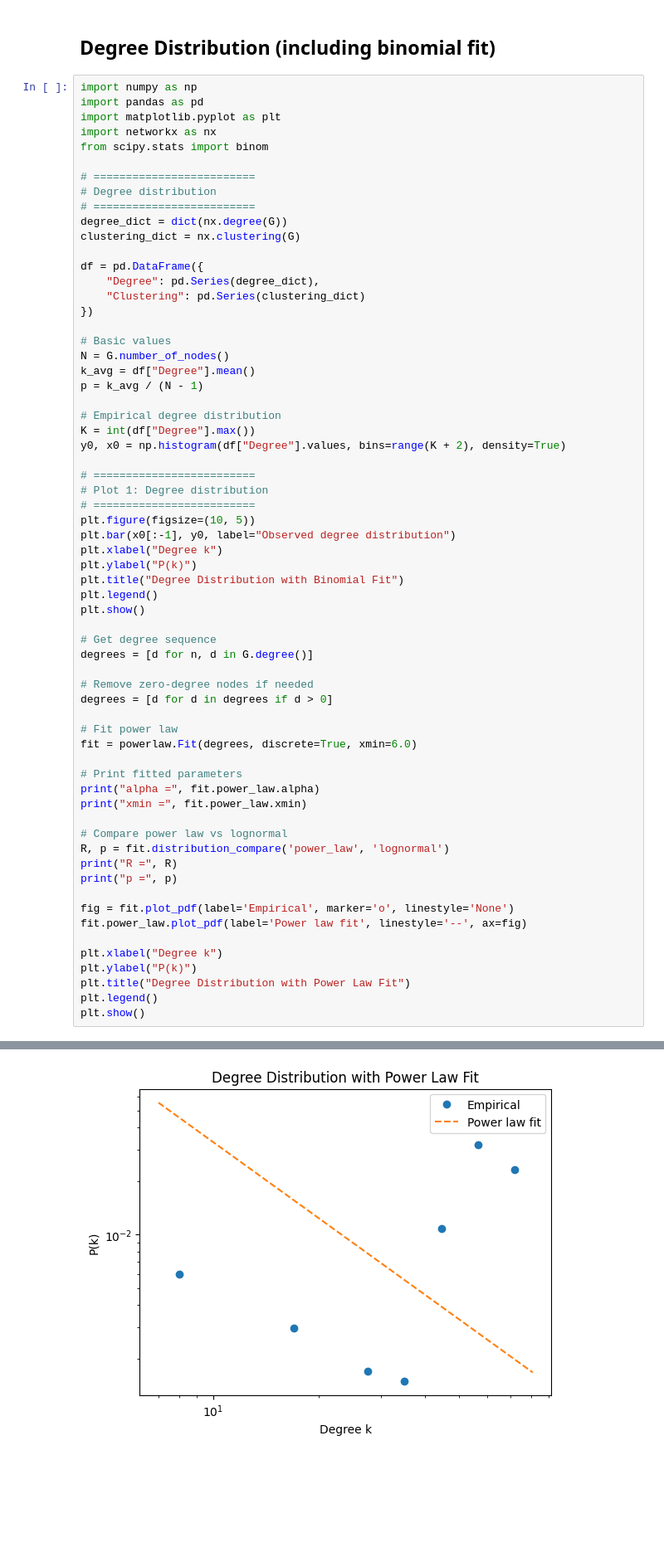
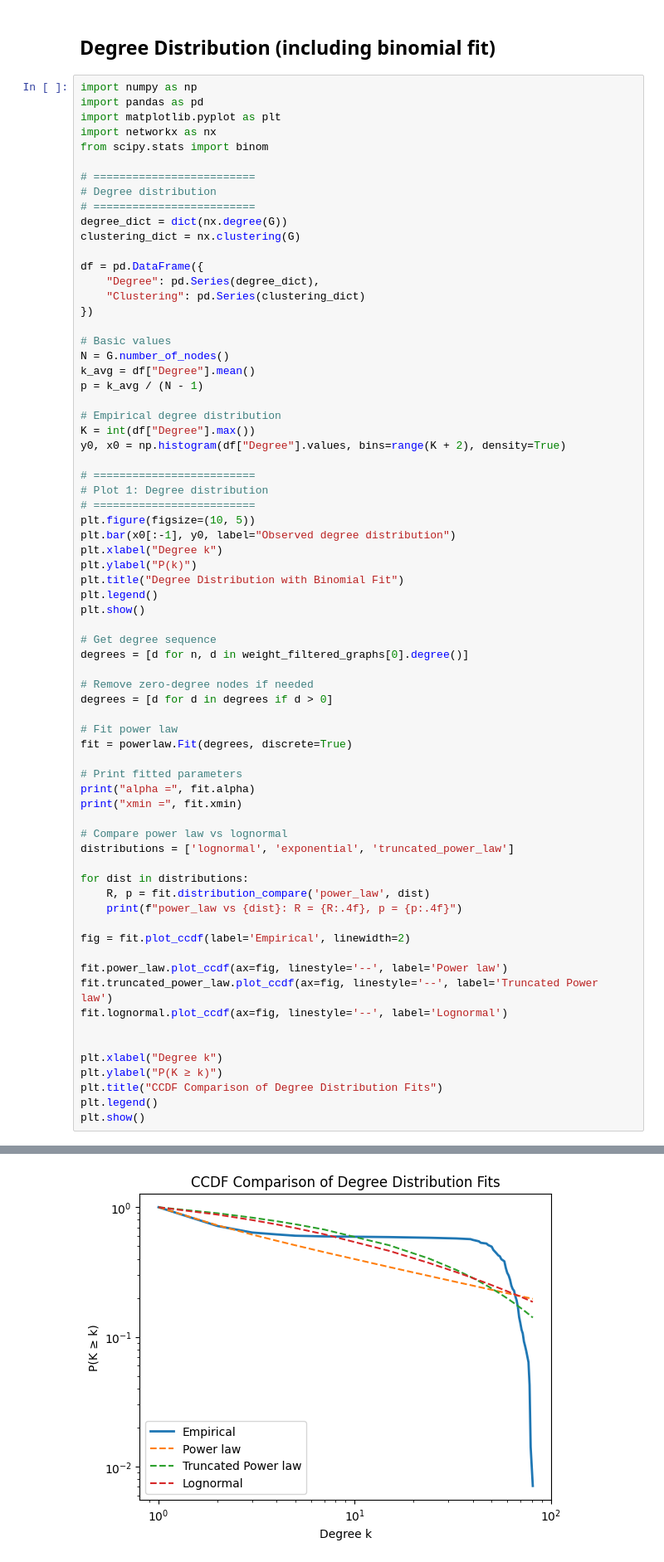
Before and after one commit to jiayizhang123/CPSC672-Project, a Jupyter notebook: Project-citibike.ipynb, the cells around one changed output, grey strips where cells are left out. Shown at 83% size. Drawn from its saved outputs; the diff is of its cells as text; blank space fills up the shorter version.

```diff
--- a/Project-citibike.ipynb
+++ b/Project-citibike.ipynb
@@ -118,29 +118,35 @@ plt.legend()
 plt.show()
 
 # Get degree sequence
-degrees = [d for n, d in G.degree()]
+degrees = [d for n, d in weight_filtered_graphs[0].degree()]
 
 # Remove zero-degree nodes if needed
 degrees = [d for d in degrees if d > 0]
 
 # Fit power law
-fit = powerlaw.Fit(degrees, discrete=True, xmin=6.0)
+fit = powerlaw.Fit(degrees, discrete=True)
 
 # Print fitted parameters
-print("alpha =", fit.power_law.alpha)
-print("xmin =", fit.power_law.xmin)
+print("alpha =", fit.alpha)
+print("xmin =", fit.xmin)
 
 # Compare power law vs lognormal
-R, p = fit.distribution_compare('power_law', 'lognormal')
-print("R =", R)
-print("p =", p)
+distributions = ['lognormal', 'exponential', 'truncated_power_law']
 
-fig = fit.plot_pdf(label='Empirical', marker='o', linestyle='None')
-fit.power_law.plot_pdf(label='Power law fit', linestyle='--', ax=fig)
+for dist in distributions:
+    R, p = fit.distribution_compare('power_law', dist)
+    print(f"power_law vs {dist}: R = {R:.4f}, p = {p:.4f}")
+
+fig = fit.plot_ccdf(label='Empirical', linewidth=2)
+
+fit.power_law.plot_ccdf(ax=fig, linestyle='--', label='Power law')
+fit.truncated_power_law.plot_ccdf(ax=fig, linestyle='--', label='Truncated Power law')
+fit.lognormal.plot_ccdf(ax=fig, linestyle='--', label='Lognormal')
+
 
 plt.xlabel("Degree k")
-plt.ylabel("P(k)")
-plt.title("Degree Distribution with Power Law Fit")
+plt.ylabel("P(K ≥ k)")
+plt.title("CCDF Comparison of Degree Distribution Fits")
 plt.legend()
 plt.show()
 # %% [output]
@@ -152,4 +160,4 @@ p = 1.8706858572506903e-09
-[figure, old version]
+[figure, new version]
 # %% [markdown]
 # Density Based on Weighted Edge Thresholds
 # %%
```
Also changed, not shown: parts of 4 cells of this notebook.
